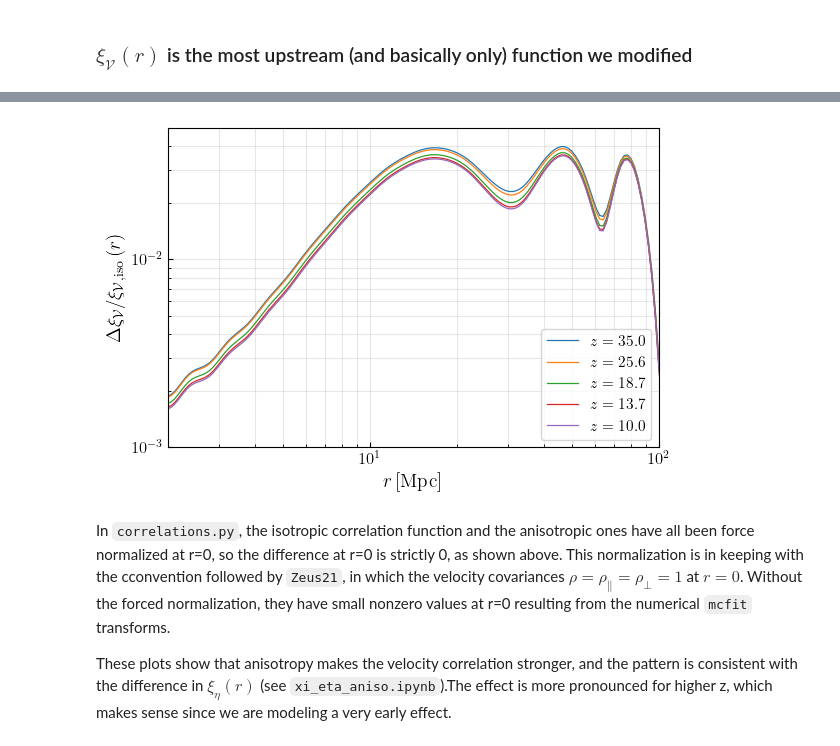
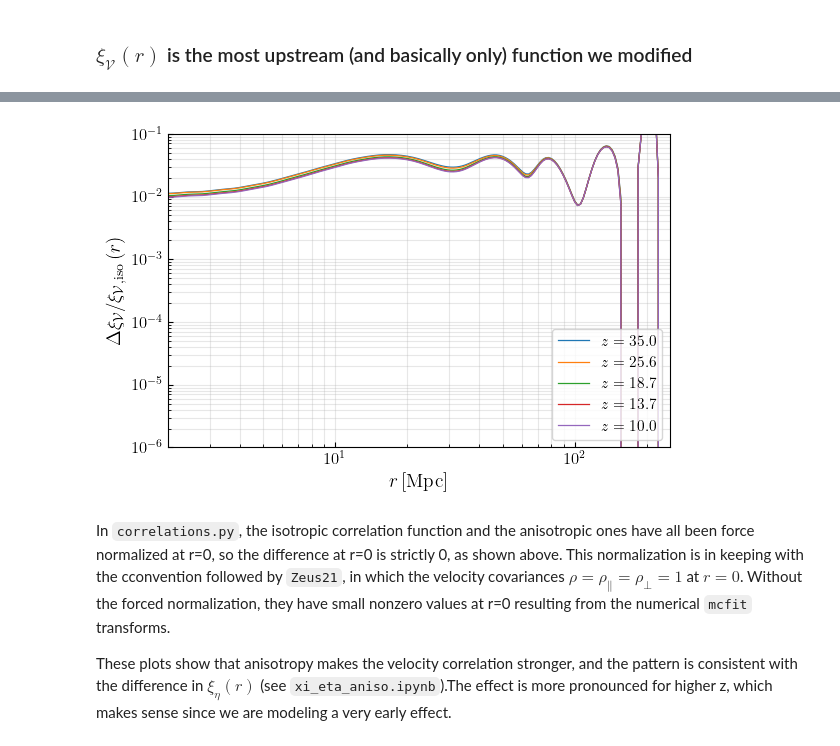
Before and after one commit to ryanyrzh/Zeus21, a Jupyter notebook: aniso_tests/corr_breakdown.ipynb, the cells around one changed output, grey strips where cells are left out. Drawn from its saved outputs; the diff is of its cells as text; code cells hidden in the pictures.

```diff
--- a/aniso_tests/corr_breakdown.ipynb
+++ b/aniso_tests/corr_breakdown.ipynb
@@ -200,6 +210,8 @@ AstroParams = zeus21.Astro_Parameters(UserParams,
 CoeffStructure = zeus21.get_T21_coefficients(UserParams, CosmoParams, ClassyCosmo, AstroParams, HMFintclass, zmin=ZMIN)
 CoeffStructure_aniso = zeus21.get_T21_coefficients(UserParams, CosmoParams_aniso, ClassyCosmo_aniso, AstroParams, HMFintclass_aniso,
                                                     zmin=ZMIN)
+CoeffStructure_corrected = zeus21.get_T21_coefficients(UserParams, CosmoParams_corrected, ClassyCosmo_corrected, AstroParams, HMFintclass_corrected,
+                                                    zmin=ZMIN)
 
 print('SFRD and coefficients stored. Move ahead.')
 # %% [output]
@@ -214,6 +226,8 @@ RSDMODE = 1
 PS21 = zeus21.Power_Spectra(UserParams, CosmoParams, AstroParams, ClassyCosmo, CorrFClass, CoeffStructure, RSD_MODE = RSDMODE)
 PS21_aniso = zeus21.Power_Spectra(UserParams, CosmoParams_aniso, AstroParams, ClassyCosmo_aniso, CorrFClass_aniso, CoeffStructure_aniso,
                                    RSD_MODE = RSDMODE)
+PS21_corrected = zeus21.Power_Spectra(UserParams, CosmoParams_corrected, AstroParams, ClassyCosmo_corrected, CorrFClass_corrected, CoeffStructure_corrected,
+                                   RSD_MODE = RSDMODE)
 # %% [markdown]
 # Correlation functions
 # %%
@@ -368,3 +358,39 @@ plt.tight_layout()
+# %%
+from scipy.interpolate import interp1d
+
+xi_V = PS21._etaCorr_xa
+xi_V_aniso = PS21_aniso._etaCorr_xa
+xi_V_corrected = PS21_corrected._etaCorr_xa
+
+R1_choose = 0
+R2_choose = 0
+
+xi_V_R1R2 = xi_V[:, R1_choose, R2_choose, :]
+xi_V_aniso_R1R2 = xi_V_aniso[:, R1_choose, R2_choose, :]
+xi_V_R1R2_diff = xi_V_aniso_R1R2 - xi_V_R1R2
+xi_V_R1R2_corrected = xi_V_corrected[:, R1_choose, R2_choose, :]
+
+Nz = xi_V_R1R2.shape[0]
+idxs = np.unique(np.linspace(0, Nz - 1, 5, dtype=int))
+
+# Create a dense r grid for interpolation (log-spaced to preserve shape)
+rlist_dense = np.logspace(np.log10(np.max([np.min(rlist[rlist>0]), 1e-3])), np.log10(np.max(rlist)), 300)
+
+# fig, ax = plt.subplots(1, 1, figsize=(8, 4))
+# for i in idxs:
+#     # Interpolate in log-space for r > 0
+#     valid_idx = rlist > 0  # Avoid log(0)
+#     interp_func = interp1d(np.log10(rlist[valid_idx]), xi_V_R1R2_diff[i, valid_idx], kind='cubic', fill_value="extrapolate")
+#     y_dense = interp_func(np.log10(rlist_dense))
+#     ax.plot(rlist_dense, y_dense, label=r"$z={:.1f}$".format(zlist[i]))
+# # ax.set_xlim(0, 250)
+# ax.set_xscale('log')
+# ax.set_xlabel(r"$r\,[\mathrm{Mpc}]$")
+# ax.set_ylabel(r'$\Delta\xi_\mathcal{V}(r)$ (aniso $-$ iso)', fontsize=14)
+# ax.grid(True, alpha=0.3)
+# ax.legend(fontsize=11, title_fontsize=12)
+# # ax.set_title(r"Difference in $\xi_\mathcal{V}(r)$ (aniso $-$ iso) for Selected $z$", fontsize=15)
+# plt.tight_layout()
 # %%
 # Find r value at peak difference for each chosen z
 r_peak_vals = []
@@ -385,26 +458,26 @@ z = 35.00: Peak diff at r = 13.37 Mpc, value = 5.930e-03
 # %%
 fig, ax = plt.subplots(1, 1, figsize=(6, 4))
 for i in np.flip(idxs):
     # Interpolate in log-space for r > 0
     valid_idx = rlist > 0  # Avoid log(0)
     interp_func_diff = interp1d(np.log10(rlist[valid_idx]), xi_V_R1R2_diff[i, valid_idx], kind='cubic', fill_value="extrapolate")
     diff_dense = interp_func_diff(np.log10(rlist_dense))
     interp_func_iso = interp1d(np.log10(rlist[valid_idx]), xi_V_R1R2[i, valid_idx], kind='cubic', fill_value="extrapolate")
     iso_dense = interp_func_iso(np.log10(rlist_dense))
     frac_diff = diff_dense / iso_dense
     ax.plot(rlist_dense, frac_diff, linewidth=0.9, label=r"$z={:.1f}$".format(zlist[i]))
 ax.set_xscale('log')
 ax.set_yscale('log')
-ax.set_xlim(2, 100)
-ax.set_ylim(1e-3, 5e-2)
+ax.set_xlim(2, 250)
+ax.set_ylim(1e-6, 1e-1)
 ax.set_xlabel(r"$r\,[\mathrm{Mpc}]$", fontsize=14)
 ax.set_ylabel(r'$\Delta\xi_\mathcal{V}/\xi_{\mathcal{V},\mathrm{iso}}\,(r)$', fontsize=14)
 ax.grid(True, which='both', alpha=0.3)
 ax.tick_params(axis="both", which="both", direction="in")
 ax.legend(fontsize=11, title_fontsize=12, loc='lower right')
 plt.tight_layout()
 # %% [output]
-[figure, old version]
+[figure, new version]
 # %% [markdown]
 In `correlations.py`, the isotropic correlation function and the anisotropic ones have all been force normalized at r=0, so the difference at r=0 is strictly 0, as shown above. This normalization is in keeping with the cconvention followed by `Zeus21`, in which the velocity covariances $\rho=\rho_\parallel=\rho_\perp=1$ at $r=0$. Without the forced normalization, they have small nonzero values at r=0 resulting from the numerical `mcfit` transforms.
 
```
Also changed, not shown: parts of 23 cells of this notebook, 3 other files.
